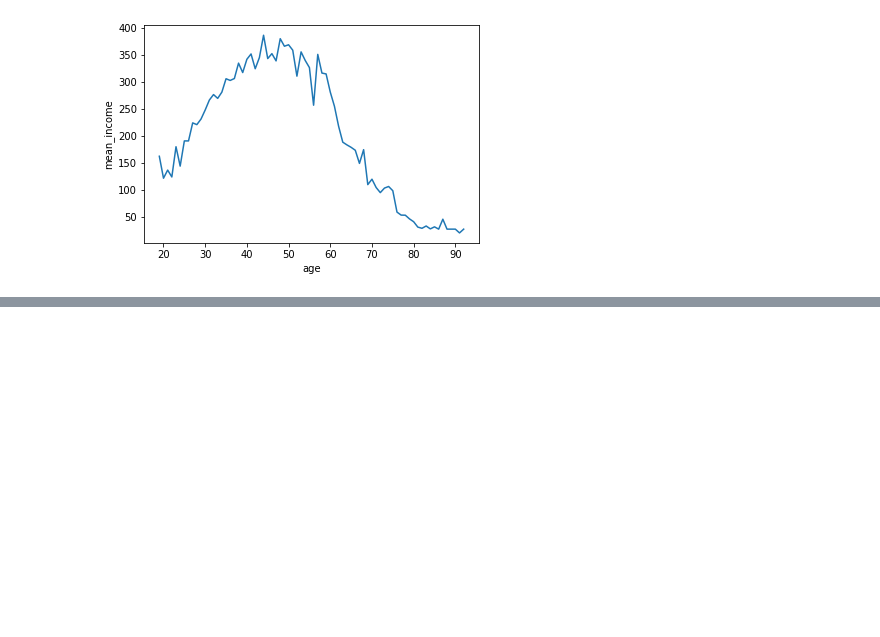
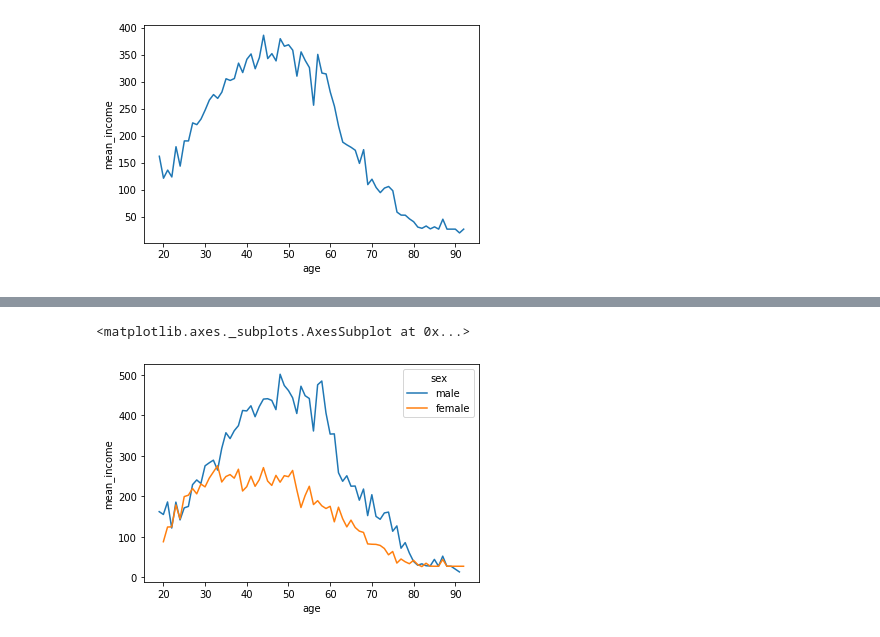
Before and after one commit to Devheun/Data-Analysis, a Jupyter notebook: Project1.ipynb, the cells around one changed output, grey strips where cells are left out. Cells and saved outputs as stored; diff of their text form; code cells hidden in the pictures; blank space fills up the shorter version.

```diff
--- a/Project1.ipynb
+++ b/Project1.ipynb
@@ -181,0 +251,5 @@ sns.lineplot(data=age_income,x='age',y='mean_income')
+# %%
+sex_age=welfare.dropna(subset=['income'])\
+               .groupby(['age','sex'],as_index=False)\
+               .agg(mean_income=('income','mean'))
+sex_age.head()
@@ -181,0 +263,5 @@ sns.lineplot(data=age_income,x='age',y='mean_income')
+# %%
+sns.lineplot(data=sex_age,x='age',y='mean_income',hue='sex')
+# %% [output]
+<matplotlib.axes._subplots.AxesSubplot at 0x...>
+[figure, added]
```
Also changed, not shown: parts of 21 cells of this notebook.
